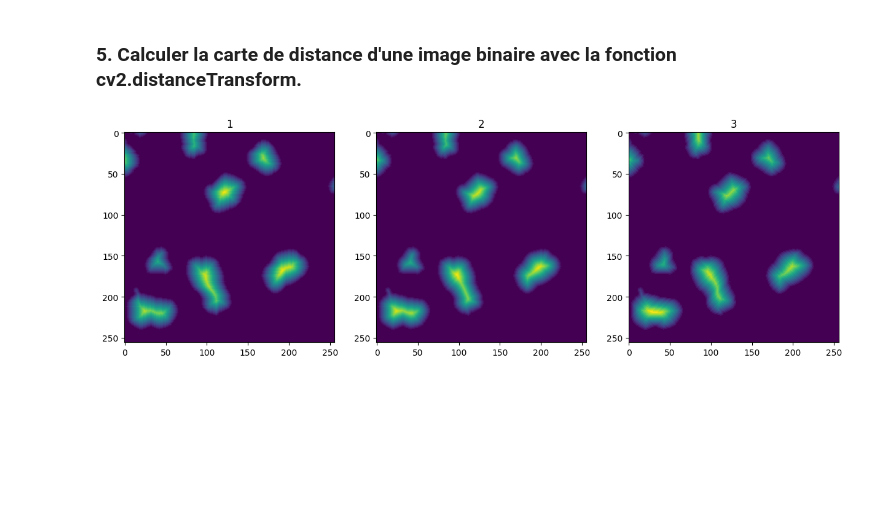
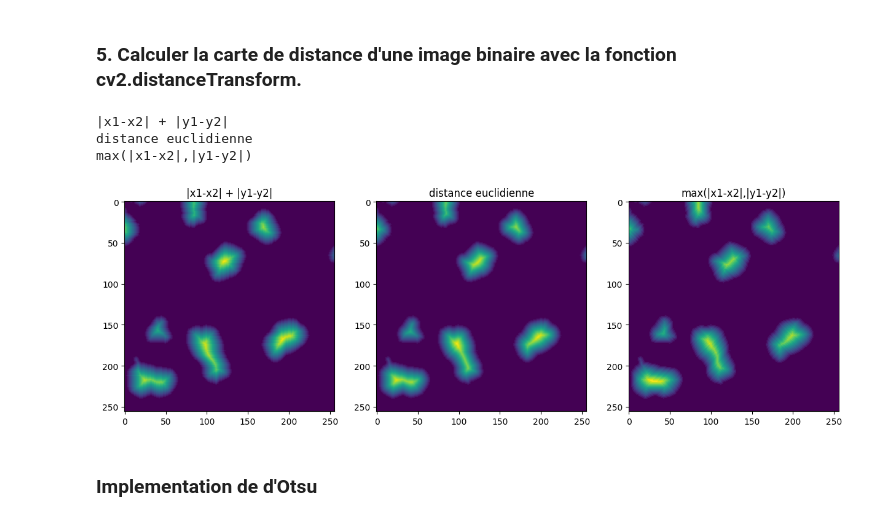
Before and after one commit to ba-talibe/TP_Image_Processing, a Jupyter notebook: TP4.ipynb, the cells around one changed output. Drawn from its saved outputs; the diff is of its cells as text; code cells hidden in the pictures; blank space fills up the shorter version.

```diff
--- a/TP4.ipynb
+++ b/TP4.ipynb
@@ -310,17 +310,26 @@ for i in range(10):
 distance_type = {
     "|x1-x2| + |y1-y2|" : cv2.DIST_L1     ,
     "distance euclidienne":cv2.DIST_L2     ,
-    cv2.DIST_C
+    "max(|x1-x2|,|y1-y2|)": cv2.DIST_C
 }
+
+for i, distance in  enumerate(distance_type):
+    print(distance)
+# %% [output]
+|x1-x2| + |y1-y2|
+distance euclidienne
+max(|x1-x2|,|y1-y2|)
 # %%
 
 
 
 plt.figure(figsize=(15, 7))
 for i, distance in  enumerate(distance_type):
-    chro_disTrans = cv2.distanceTransform(chro_seulle, distance, 3)
+    chro_disTrans = cv2.distanceTransform(chro_seulle, distance_type[distance], 3)
     plt.subplot(130 + i +1)
     plt.title(distance)
     plt.imshow(chro_disTrans)
 # %% [output]
-[figure, old version]
+[figure, new version]
+# %% [markdown]
+### Implementation de d'Otsu
```
Also changed, not shown: parts of 8 cells of this notebook.
